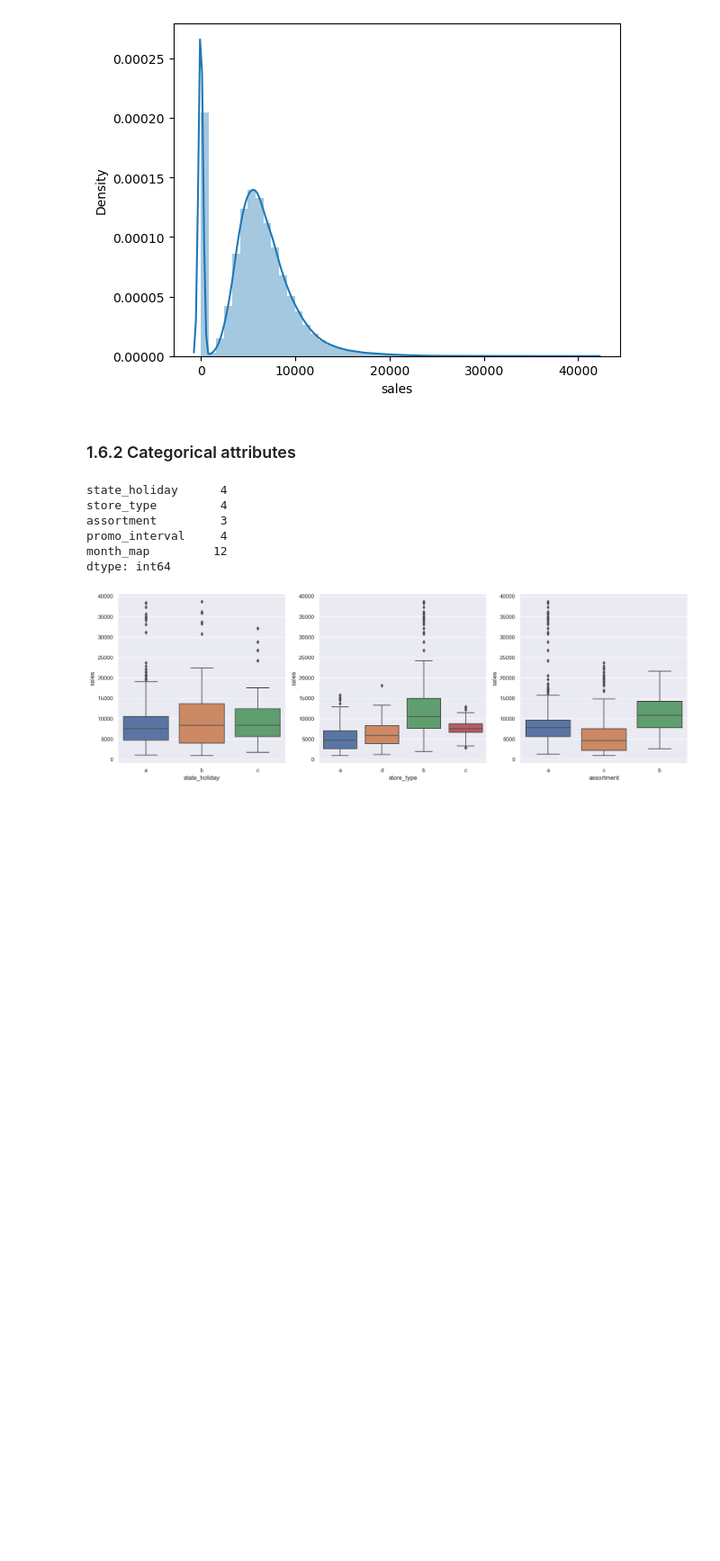
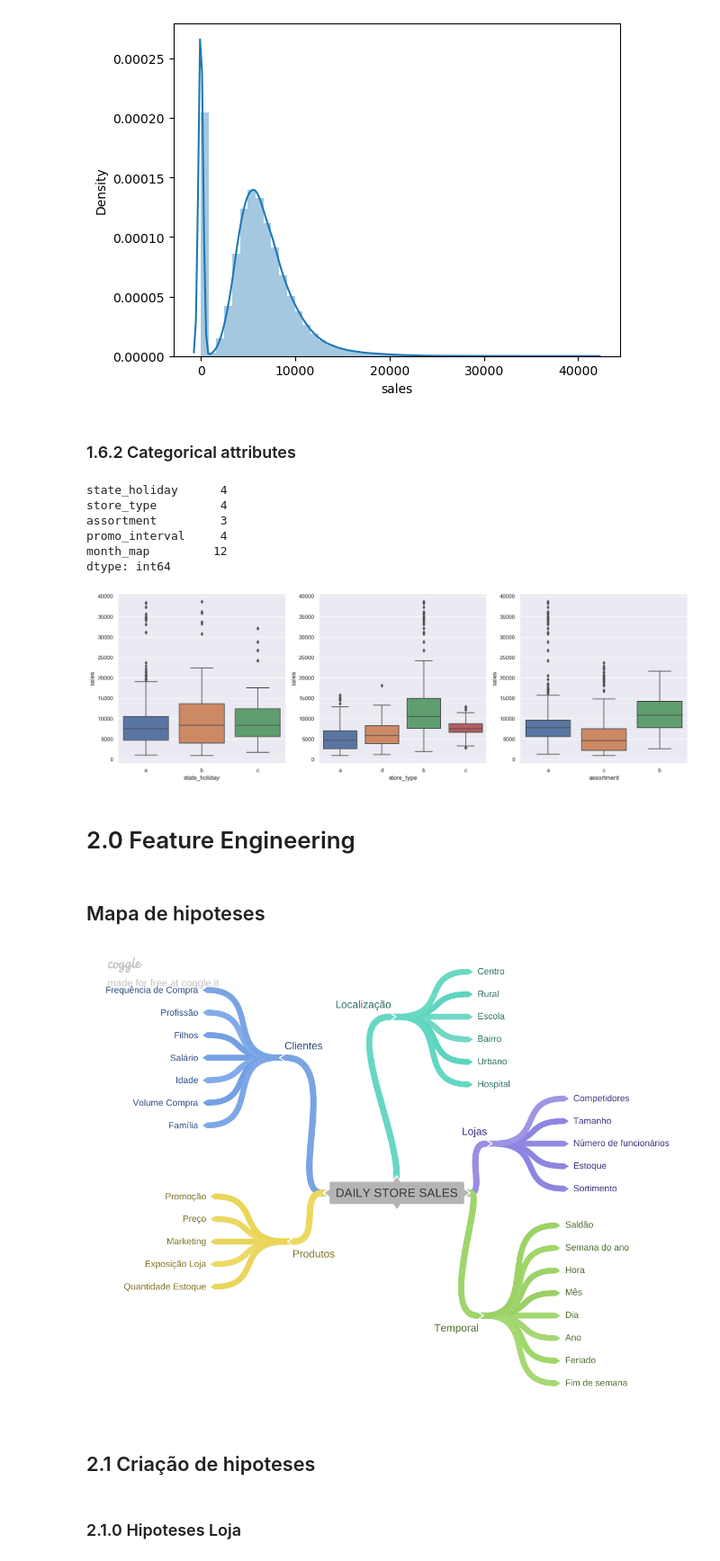
Before and after one commit to PedroPauloMR/ds_em_producao, a Jupyter notebook: main.ipynb, the cells around one changed output. Shown at 90% size. Saved outputs shown, nothing was run; the diff lists cells and outputs as text; code cells hidden in the pictures; blank space fills up the shorter version.

Commit message:
criacao mapa de hipoteses + inicio da feature engineering

```diff
--- a/main.ipynb
+++ b/main.ipynb
@@ -254,3 +256,15 @@ sns.boxplot(x='assortment',y='sales', data=aux1, ax = axes[2])
 plt.show()
 # %% [output]
 [figure]
+# %% [markdown]
+# 2.0 Feature Engineering
+# %% [markdown]
+## Mapa de hipoteses
+# %%
+Image('img\\daily_store_sales.png', width = 800, height = 600)
+# %% [output]
+[figure, added]
+# %% [markdown]
+## 2.1 Criação de hipoteses
+# %% [markdown]
+### 2.1.0 Hipoteses Loja
```
Also changed, not shown: parts of 11 cells of this notebook, 1 other file.
